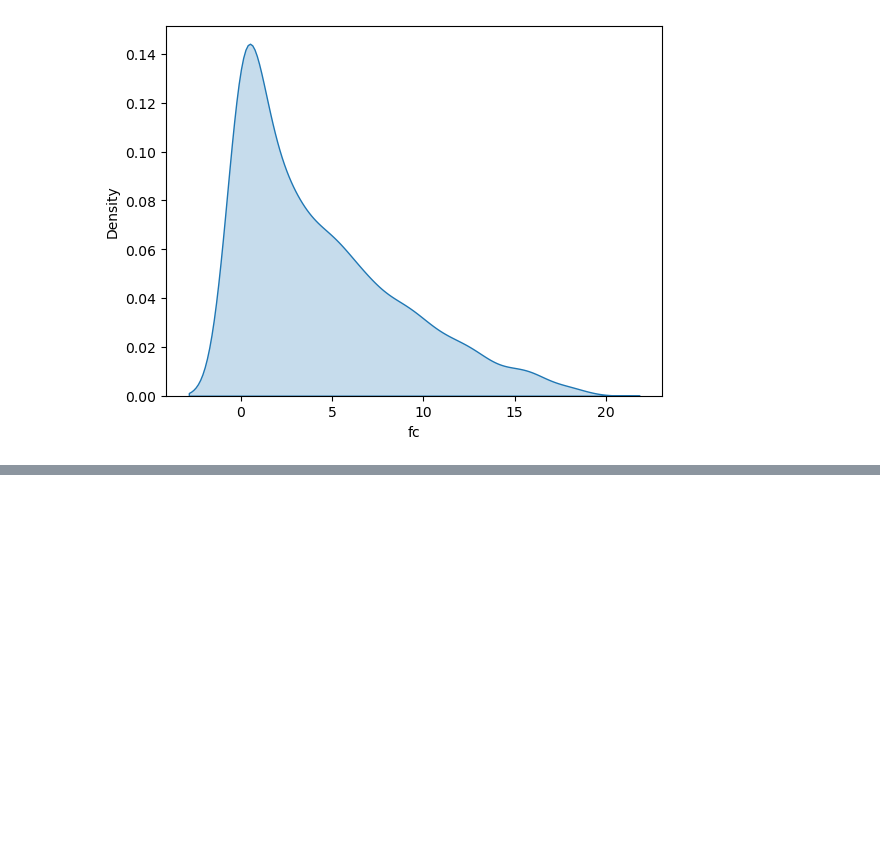
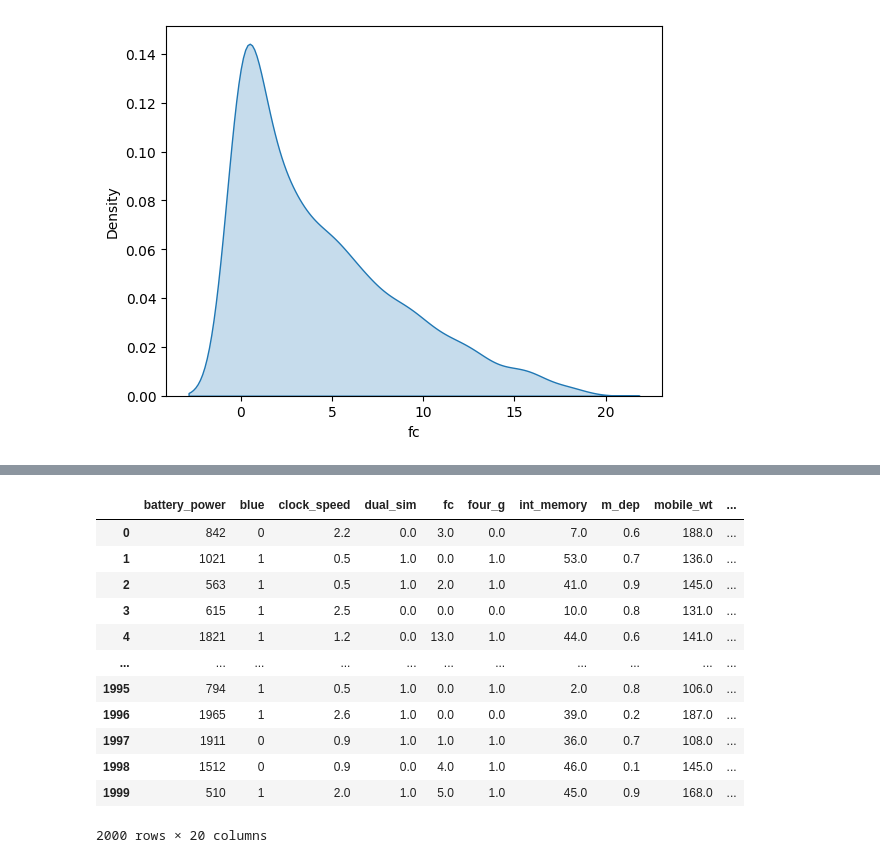
Before and after one commit to 2shashank11/Mobile-Price-Prediction, a Jupyter notebook: main.ipynb, the cells around one changed output, grey strips where cells are left out. Drawn from its saved outputs; the diff is of its cells as text; code cells hidden in the pictures; blank space fills up the shorter version.

```diff
--- a/main.ipynb
+++ b/main.ipynb
@@ -198,0 +243,18 @@ plt.show()
+# %%
+y=df['price_range']
+X=df.drop('price_range', axis=1)
+X
+# %% [output]
+|  | battery_power | blue | clock_speed | dual_sim | fc | four_g | int_memory | m_dep | mobile_wt | ... |
+| 0 | 842 | 0 | 2.2 | 0.0 | 3.0 | 0.0 | 7.0 | 0.6 | 188.0 | ... |
+| 1 | 1021 | 1 | 0.5 | 1.0 | 0.0 | 1.0 | 53.0 | 0.7 | 136.0 | ... |
+| 2 | 563 | 1 | 0.5 | 1.0 | 2.0 | 1.0 | 41.0 | 0.9 | 145.0 | ... |
+| 3 | 615 | 1 | 2.5 | 0.0 | 0.0 | 0.0 | 10.0 | 0.8 | 131.0 | ... |
+| 4 | 1821 | 1 | 1.2 | 0.0 | 13.0 | 1.0 | 44.0 | 0.6 | 141.0 | ... |
+| ... | ... | ... | ... | ... | ... | ... | ... | ... | ... | ... |
+| 1995 | 794 | 1 | 0.5 | 1.0 | 0.0 | 1.0 | 2.0 | 0.8 | 106.0 | ... |
+| 1996 | 1965 | 1 | 2.6 | 1.0 | 0.0 | 0.0 | 39.0 | 0.2 | 187.0 | ... |
+| 1997 | 1911 | 0 | 0.9 | 1.0 | 1.0 | 1.0 | 36.0 | 0.7 | 108.0 | ... |
+| 1998 | 1512 | 0 | 0.9 | 0.0 | 4.0 | 1.0 | 46.0 | 0.1 | 145.0 | ... |
+| 1999 | 510 | 1 | 2.0 | 1.0 | 5.0 | 1.0 | 45.0 | 0.9 | 168.0 | ... |
+2000 rows × 20 columns
```
Also changed, not shown: parts of 21 cells of this notebook.
